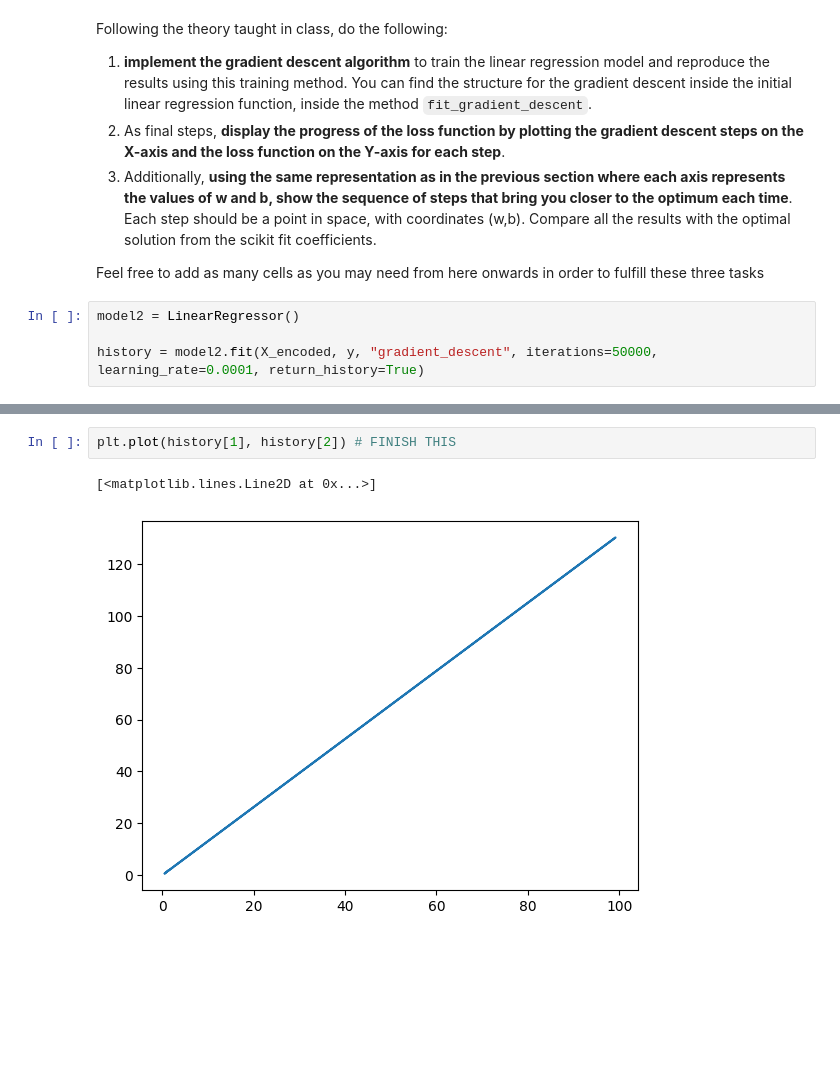
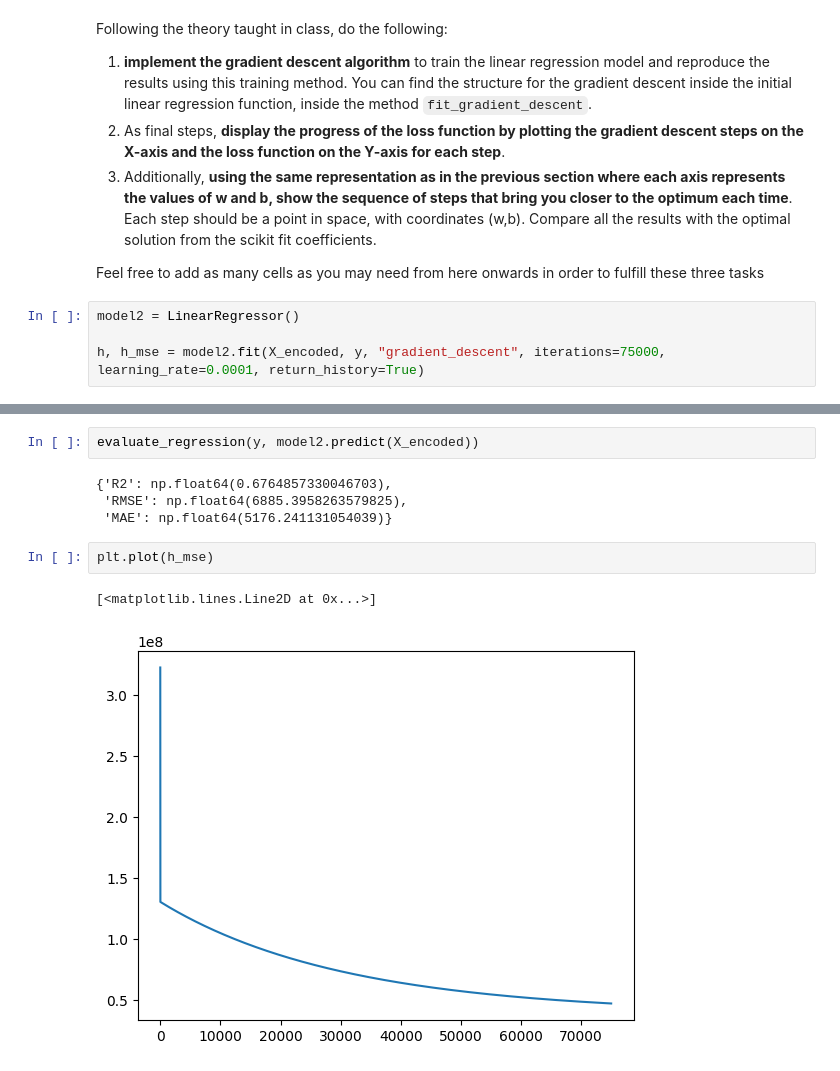
Before and after one commit to ICAI-IMAT-ML/p2-4-prialgon, a Jupyter notebook: notebook/Lab_2_4_LR2.ipynb, the cells around one changed output, grey strips where cells are left out. Cells and saved outputs as stored; diff of their text form; blank space fills up the shorter version.

```diff
--- a/notebook/Lab_2_4_LR2.ipynb
+++ b/notebook/Lab_2_4_LR2.ipynb
@@ -375,5 +375,5 @@ Feel free to add as many cells as you may need from here onwards in order to ful
 # %%
 model2 = LinearRegressor()
 
-history = model2.fit(X_encoded, y, "gradient_descent", iterations=50000, learning_rate=0.0001, return_history=True)
+h, h_mse = model2.fit(X_encoded, y, "gradient_descent", iterations=75000, learning_rate=0.0001, return_history=True)
 # %% [output]
@@ -397,5 +397,11 @@ Epoch 49000: MSE = 58085350.11842606
-# %%
-plt.plot(history[1], history[2]) # FINISH THIS
-# %% [output]
-[<matplotlib.lines.Line2D at 0x...>]
-[figure, removed]
+# %%
+evaluate_regression(y, model2.predict(X_encoded))
+# %% [output]
+{'R2': np.float64(0.6764857330046703),
+ 'RMSE': np.float64(6885.3958263579825),
+ 'MAE': np.float64(5176.241131054039)}
+# %%
+plt.plot(h_mse)
+# %% [output]
+[<matplotlib.lines.Line2D at 0x...>]
+[figure, added]
```
Also changed, not shown: parts of 2 cells of this notebook, 1 other file.
